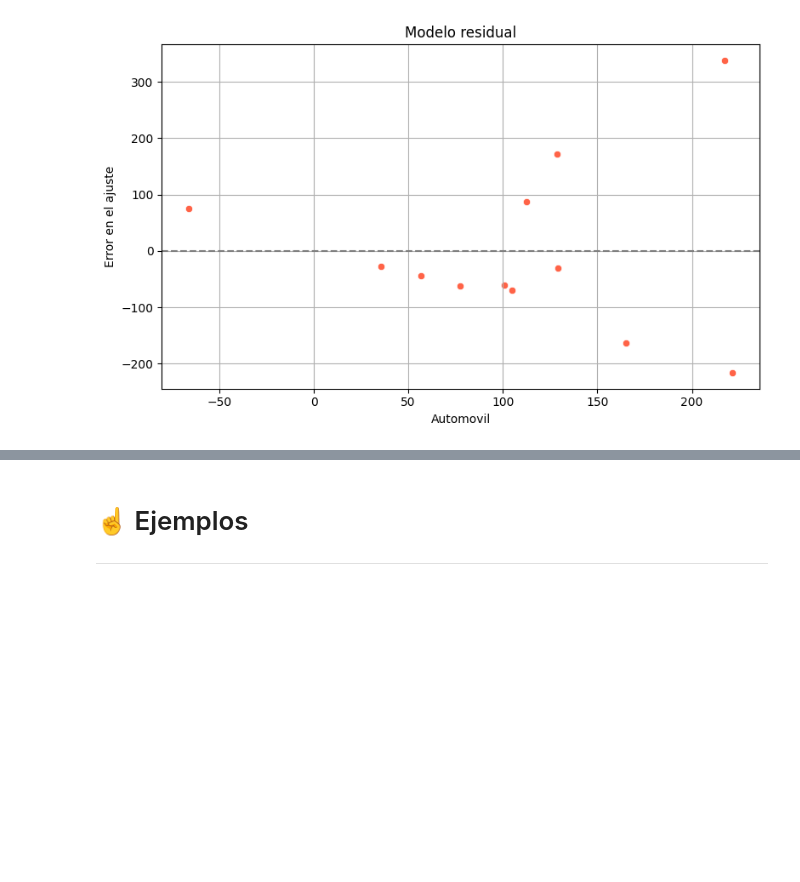
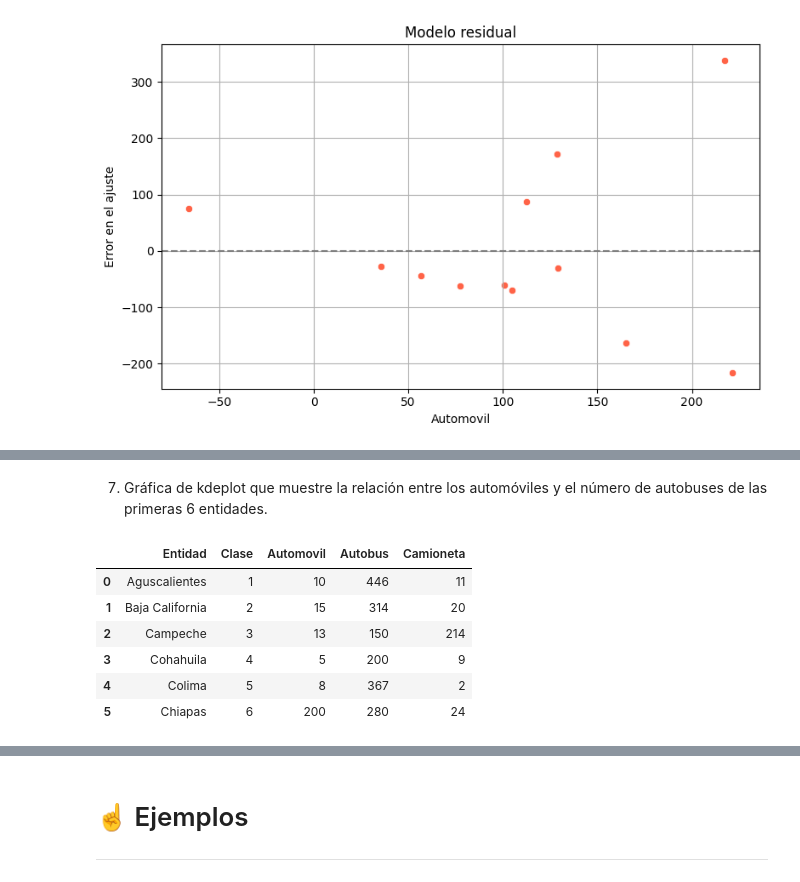
Before and after one commit to jcml002/12Reto, a Jupyter notebook: Reto12.ipynb, the cells around one changed output, grey strips where cells are left out. Drawn from its saved outputs; the diff is of its cells as text; code cells hidden in the pictures; blank space fills up the shorter version.

```diff
--- a/Reto12.ipynb
+++ b/Reto12.ipynb
@@ -113,0 +131,13 @@ plt.show()
+# %% [markdown]
+7. Gráfica de kdeplot que muestre la relación entre los automóviles y el número de autobuses de las primeras 6 entidades.
+# %%
+dfr6 = dfreto3.head(6)
+dfr6
+# %% [output]
+|  | Entidad | Clase | Automovil | Autobus | Camioneta |
+| 0 | Aguscalientes | 1 | 10 | 446 | 11 |
+| 1 | Baja California | 2 | 15 | 314 | 20 |
+| 2 | Campeche | 3 | 13 | 150 | 214 |
+| 3 | Cohahuila | 4 | 5 | 200 | 9 |
+| 4 | Colima | 5 | 8 | 367 | 2 |
+| 5 | Chiapas | 6 | 200 | 280 | 24 |
```
Also changed, not shown: parts of 19 cells of this notebook.
